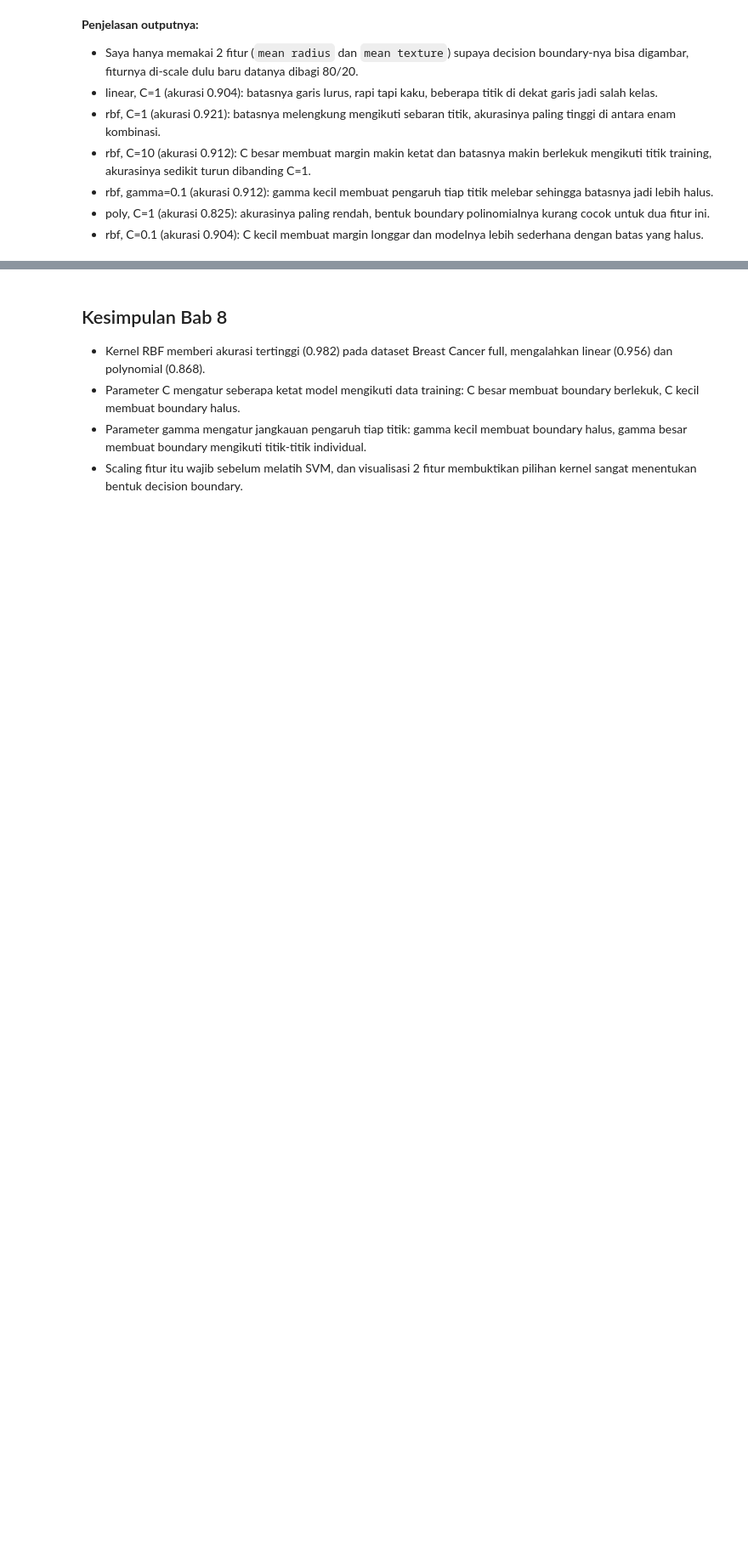
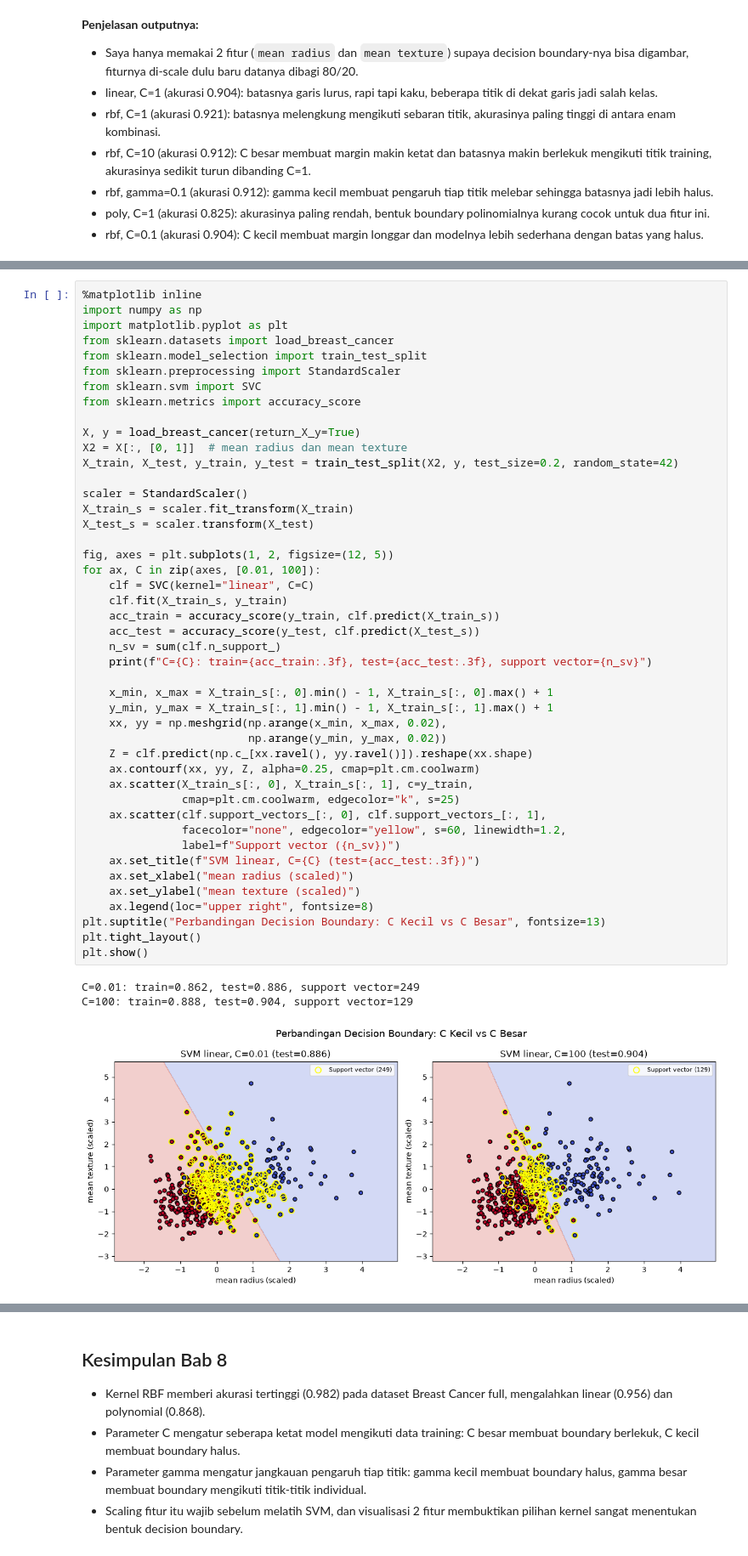
Before and after one commit to dandienter/praktikumML, a Jupyter notebook: bab-08-support-vector-machine/praktikum-bab-08.ipynb, the cells around one changed output, grey strips where cells are left out. Shown at 85% size. Saved outputs shown, nothing was run; the diff lists cells and outputs as text; blank space fills up the shorter version.

```diff
--- a/bab-08-support-vector-machine/praktikum-bab-08.ipynb
+++ b/bab-08-support-vector-machine/praktikum-bab-08.ipynb
@@ -147,0 +154,49 @@ plt.show()
+# %%
+%matplotlib inline
+import numpy as np
+import matplotlib.pyplot as plt
+from sklearn.datasets import load_breast_cancer
+from sklearn.model_selection import train_test_split
+from sklearn.preprocessing import StandardScaler
+from sklearn.svm import SVC
+from sklearn.metrics import accuracy_score
+
+X, y = load_breast_cancer(return_X_y=True)
+X2 = X[:, [0, 1]]  # mean radius dan mean texture
+X_train, X_test, y_train, y_test = train_test_split(X2, y, test_size=0.2, random_state=42)
+
+scaler = StandardScaler()
+X_train_s = scaler.fit_transform(X_train)
+X_test_s = scaler.transform(X_test)
+
+fig, axes = plt.subplots(1, 2, figsize=(12, 5))
+for ax, C in zip(axes, [0.01, 100]):
+    clf = SVC(kernel="linear", C=C)
+    clf.fit(X_train_s, y_train)
+    acc_train = accuracy_score(y_train, clf.predict(X_train_s))
+    acc_test = accuracy_score(y_test, clf.predict(X_test_s))
+    n_sv = sum(clf.n_support_)
+    print(f"C={C}: train={acc_train:.3f}, test={acc_test:.3f}, support vector={n_sv}")
+
+    x_min, x_max = X_train_s[:, 0].min() - 1, X_train_s[:, 0].max() + 1
+    y_min, y_max = X_train_s[:, 1].min() - 1, X_train_s[:, 1].max() + 1
+    xx, yy = np.meshgrid(np.arange(x_min, x_max, 0.02),
+                         np.arange(y_min, y_max, 0.02))
+    Z = clf.predict(np.c_[xx.ravel(), yy.ravel()]).reshape(xx.shape)
+    ax.contourf(xx, yy, Z, alpha=0.25, cmap=plt.cm.coolwarm)
+    ax.scatter(X_train_s[:, 0], X_train_s[:, 1], c=y_train,
+               cmap=plt.cm.coolwarm, edgecolor="k", s=25)
+    ax.scatter(clf.support_vectors_[:, 0], clf.support_vectors_[:, 1],
+               facecolor="none", edgecolor="yellow", s=60, linewidth=1.2,
+               label=f"Support vector ({n_sv})")
+    ax.set_title(f"SVM linear, C={C} (test={acc_test:.3f})")
+    ax.set_xlabel("mean radius (scaled)")
+    ax.set_ylabel("mean texture (scaled)")
+    ax.legend(loc="upper right", fontsize=8)
+plt.suptitle("Perbandingan Decision Boundary: C Kecil vs C Besar", fontsize=13)
+plt.tight_layout()
+plt.show()
+# %% [output]
+C=0.01: train=0.862, test=0.886, support vector=249
+C=100: train=0.888, test=0.904, support vector=129
+[figure, added]
```
Also changed, not shown: parts of 9 cells of this notebook, 5 other files.
